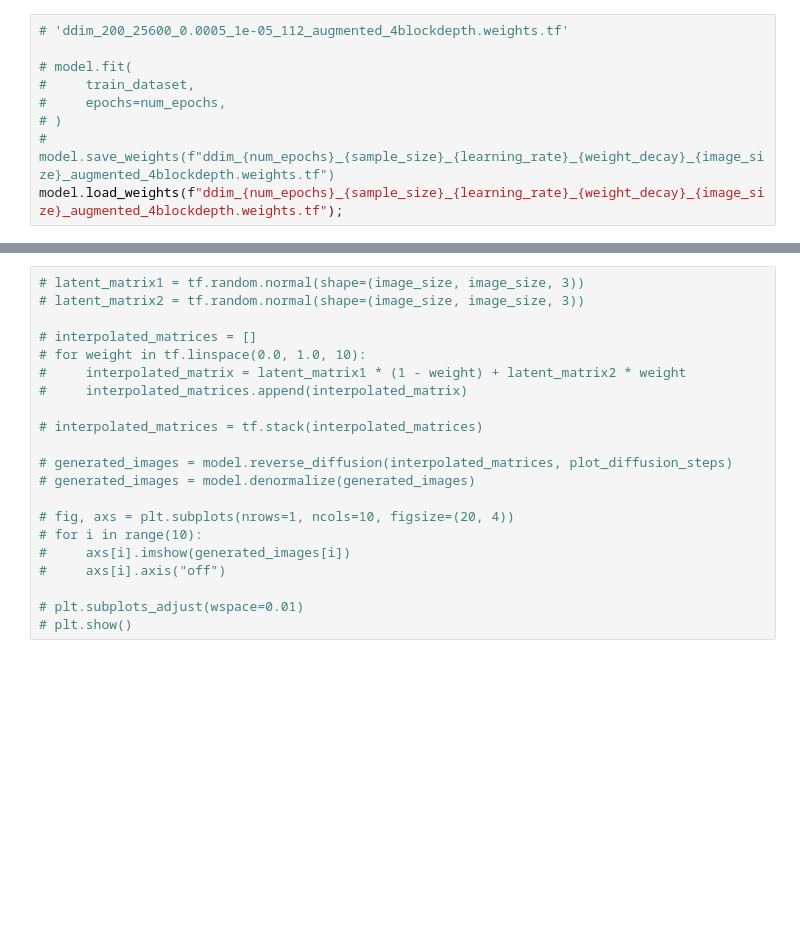
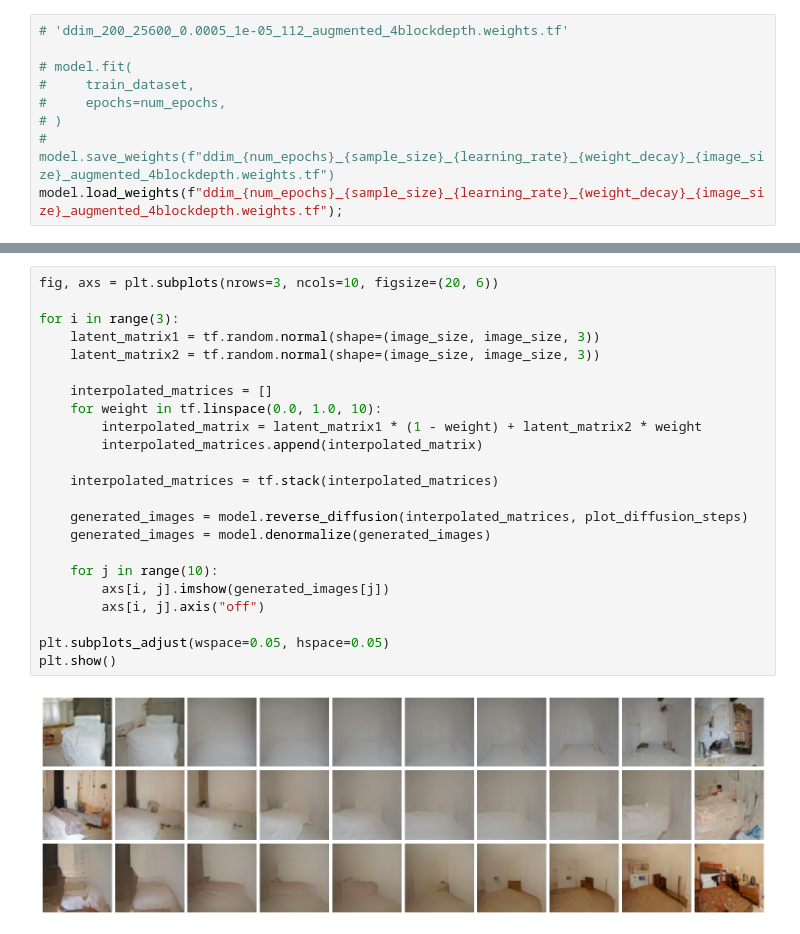
Before and after one commit to zakrzewow/DeepLearning2024, a Jupyter notebook: project3/experiments_keras_ddim.ipynb, the cells around one changed output, grey strips where cells are left out. Cells and saved outputs as stored; diff of their text form; blank space fills up the shorter version.

```diff
--- a/project3/experiments_keras_ddim.ipynb
+++ b/project3/experiments_keras_ddim.ipynb
@@ -1096,21 +1198,25 @@ model.plot_images(model_i=13)
 # %%
-# latent_matrix1 = tf.random.normal(shape=(image_size, image_size, 3))
-# latent_matrix2 = tf.random.normal(shape=(image_size, image_size, 3))
+fig, axs = plt.subplots(nrows=3, ncols=10, figsize=(20, 6))
 
-# interpolated_matrices = []
-# for weight in tf.linspace(0.0, 1.0, 10):
-#     interpolated_matrix = latent_matrix1 * (1 - weight) + latent_matrix2 * weight
-#     interpolated_matrices.append(interpolated_matrix)
+for i in range(3):
+    latent_matrix1 = tf.random.normal(shape=(image_size, image_size, 3))
+    latent_matrix2 = tf.random.normal(shape=(image_size, image_size, 3))
 
-# interpolated_matrices = tf.stack(interpolated_matrices)
+    interpolated_matrices = []
+    for weight in tf.linspace(0.0, 1.0, 10):
+        interpolated_matrix = latent_matrix1 * (1 - weight) + latent_matrix2 * weight
+        interpolated_matrices.append(interpolated_matrix)
 
-# generated_images = model.reverse_diffusion(interpolated_matrices, plot_diffusion_steps)
-# generated_images = model.denormalize(generated_images)
+    interpolated_matrices = tf.stack(interpolated_matrices)
 
-# fig, axs = plt.subplots(nrows=1, ncols=10, figsize=(20, 4))
-# for i in range(10):
-#     axs[i].imshow(generated_images[i])
-#     axs[i].axis("off")
+    generated_images = model.reverse_diffusion(interpolated_matrices, plot_diffusion_steps)
+    generated_images = model.denormalize(generated_images)
 
-# plt.subplots_adjust(wspace=0.01)
-# plt.show()
+    for j in range(10):
+        axs[i, j].imshow(generated_images[j])
+        axs[i, j].axis("off")
+
+plt.subplots_adjust(wspace=0.05, hspace=0.05)
+plt.show()
+# %% [output]
+[figure, added]
```
Also changed, not shown: parts of 29 cells of this notebook, 15 other files.
